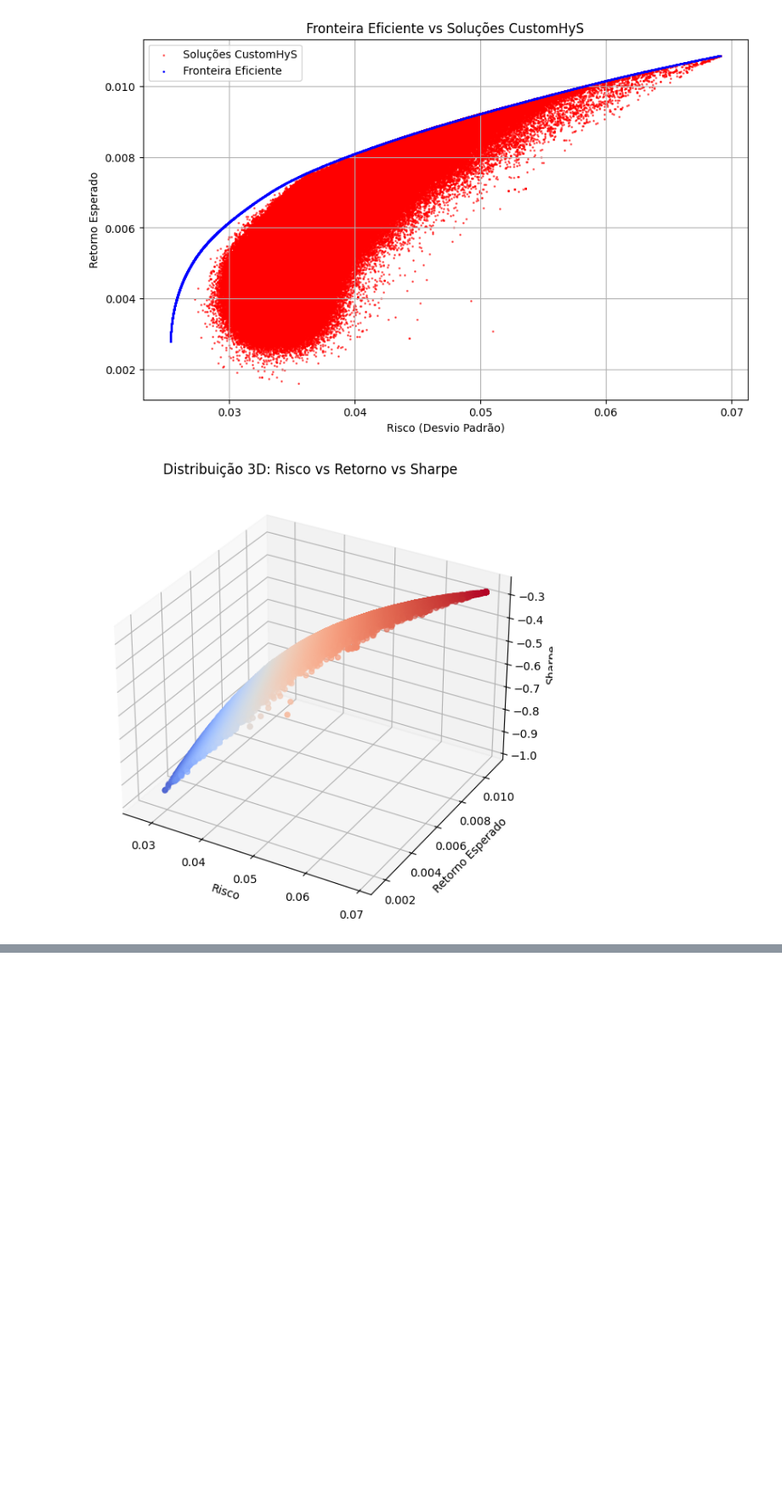
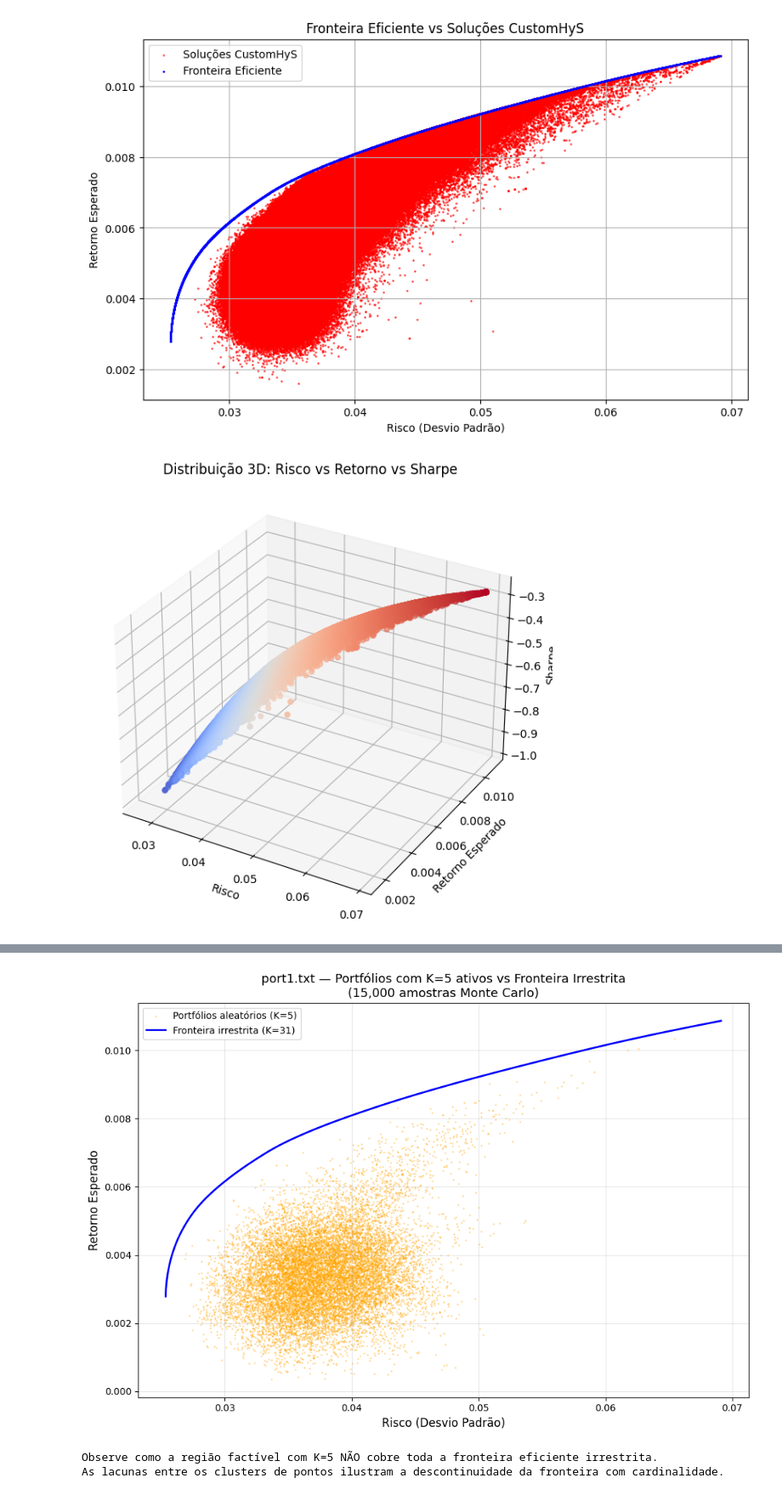
Before and after one commit to J0NGS/customhys, a Jupyter notebook: portfolio_optimization_OR_LIBRARY.ipynb, the cells around one changed output, grey strips where cells are left out. Shown at 85% size. Saved outputs shown, nothing was run; the diff lists cells and outputs as text; code cells hidden in the pictures; blank space fills up the shorter version.

```diff
--- a/portfolio_optimization_OR_LIBRARY.ipynb
+++ b/portfolio_optimization_OR_LIBRARY.ipynb
@@ -764,0 +958,60 @@ plt.show()
+# %%
+# --- Gráfico 3: Monte Carlo com port1.txt (31 ativos) e K=5 ---
+
+instance_port1 = read_or_library_instance("port1.txt")
+n = instance_port1["n_assets"]
+returns_p1 = instance_port1["returns"]
+cov_p1 = instance_port1["cov_matrix"]
+
+K_mc = 5
+n_samples = 15000
+mc_risks, mc_rets = [], []
+
+rng = np.random.default_rng(42)
+
+for _ in range(n_samples):
+    # Seleciona K ativos aleatoriamente
+    selected = rng.choice(n, size=K_mc, replace=False)
+
+    # Gera pesos aleatórios via Dirichlet (uniformemente no simplex)
+    w_sub = rng.dirichlet(np.ones(K_mc))
+
+    # Calcula retorno e risco
+    w_full = np.zeros(n)
+    w_full[selected] = w_sub
+
+    ret = returns_p1 @ w_full
+    risk = np.sqrt(w_full @ cov_p1 @ w_full)
+    mc_risks.append(risk)
+    mc_rets.append(ret)
+
+mc_risks = np.array(mc_risks)
+mc_rets = np.array(mc_rets)
+
+# Carrega fronteira eficiente irrestrita
+df_portef = pd.read_csv('portef1.txt', sep=r"\s+", header=None, names=["mean_return", "variance"])
+df_portef["std_dev"] = np.sqrt(df_portef["variance"])
+
+fig, ax = plt.subplots(figsize=(10, 7))
+
+# Nuvem Monte Carlo
+ax.scatter(mc_risks, mc_rets, s=1, alpha=0.3, color='orange', label=f'Portfólios aleatórios (K={K_mc})')
+
+# Fronteira eficiente irrestrita
+ax.plot(df_portef["std_dev"], df_portef["mean_return"], 'b-', linewidth=2, label='Fronteira irrestrita (K=31)')
+
+ax.set_xlabel("Risco (Desvio Padrão)", fontsize=12)
+ax.set_ylabel("Retorno Esperado", fontsize=12)
+ax.set_title(f"port1.txt — Portfólios com K={K_mc} ativos vs Fronteira Irrestrita\n"
+             f"({n_samples:,} amostras Monte Carlo)", fontsize=13)
+ax.legend(fontsize=10)
+ax.grid(True, alpha=0.3)
+plt.tight_layout()
+plt.show()
+
+print(f"\nObserve como a região factível com K={K_mc} NÃO cobre toda a fronteira eficiente irrestrita.")
+print("As lacunas entre os clusters de pontos ilustram a descontinuidade da fronteira com cardinalidade.")
+# %% [output]
+[figure, added]
+Observe como a região factível com K=5 NÃO cobre toda a fronteira eficiente irrestrita.
+As lacunas entre os clusters de pontos ilustram a descontinuidade da fronteira com cardinalidade.
```
Also changed, not shown: parts of 7 cells of this notebook, 48 other files.
